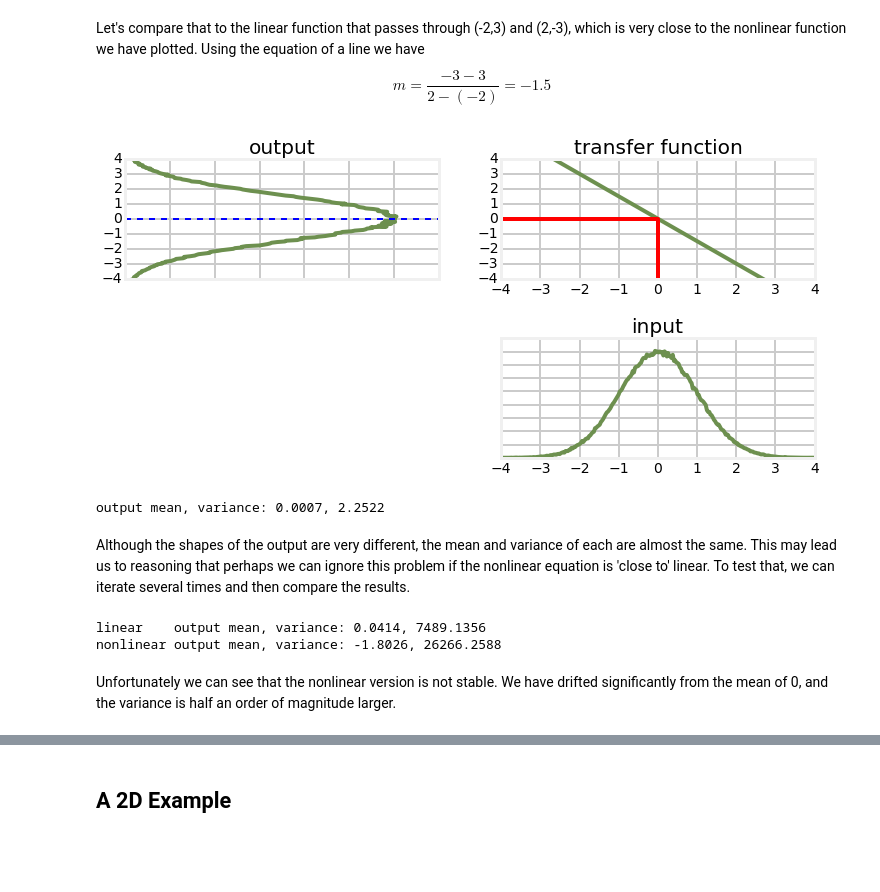
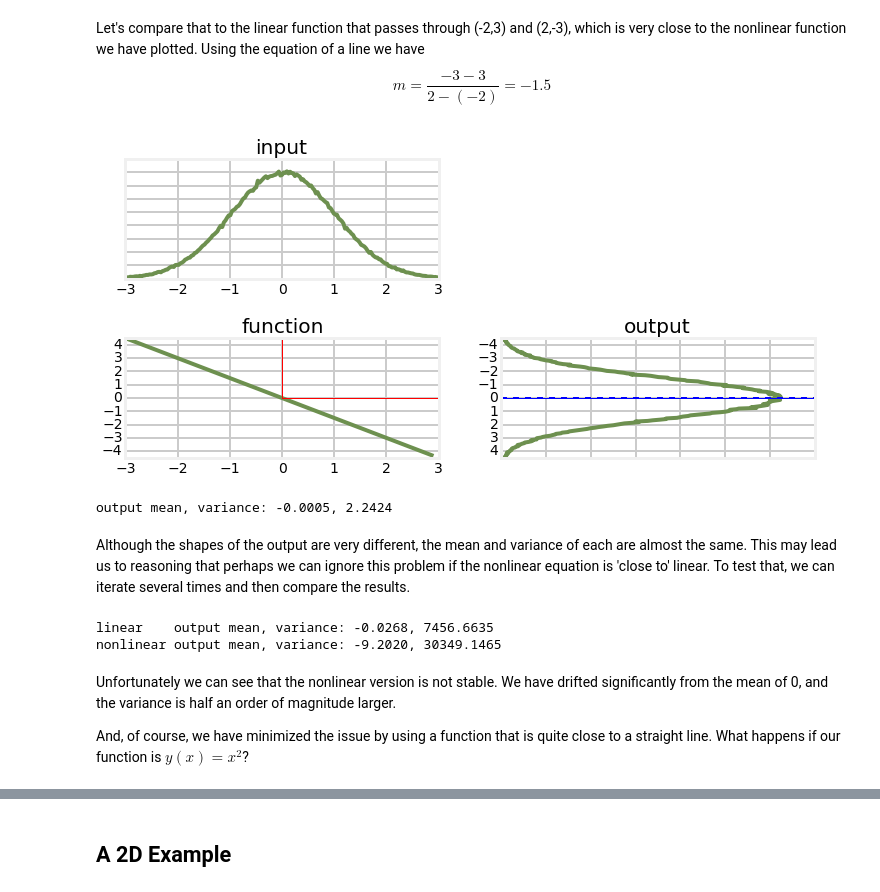
Before and after one commit to rlabbe/Kalman-and-Bayesian-Filters-in-Python, a Jupyter notebook: 09_Nonlinear_Filtering.ipynb, the cells around one changed output, grey strips where cells are left out. Cells and saved outputs as stored; diff of their text form; code cells hidden in the pictures; blank space fills up the shorter version.

```diff
--- a/09_Nonlinear_Filtering.ipynb
+++ b/09_Nonlinear_Filtering.ipynb
@@ -102,10 +104,11 @@ Unfortunately Gaussians are not closed under an arbitrary nonlinear function. Re
 import numpy as np
 from numpy.random import normal
 
-data = normal(loc=0.0, scale=1, size=500000)
+gaussian = (0.0, 1.0)
+data = normal(loc=gaussian[0], scale=gaussian[1], size=500000)
 ys = 2*data + 1
 
-plt.hist(ys,1000)
+plt.hist(ys, 1000)
 plt.show()
 # %% [output]
 [figure]
@@ -163,31 +167,33 @@ output mean, variance: -0.0269, 2.2450
 Let's compare that to the linear function that passes through (-2,3) and (2,-3), which is very close to the nonlinear function we have plotted. Using the equation of a line we have
 $$m=\frac{-3-3}{2-(-2)}=-1.5$$
 # %%
-def h(x):
+def g3(x):
     return -1.5 * x
 
 with book_format.figsize(y=5):
-    plot_transfer_func(data, h, lims=(-4, 4), num_bins=300)
-out = h(data)
+    plot_transfer_func(data, g3, gaussian)
+out = g3(data)
 print ('output mean, variance: %.4f, %.4f'% (np.average(out), np.std(out)**2))
 # %% [output]
-[figure, old version]
+[figure, new version]
-output mean, variance: 0.0007, 2.2522
+output mean, variance: -0.0005, 2.2424
 # %% [markdown]
 Although the shapes of the output are very different, the mean and variance of each are almost the same. This may lead us to reasoning that perhaps we can ignore this problem if the nonlinear equation is 'close to' linear. To test that, we can iterate several times and then compare the results.
 # %%
-out = h(data)
-out2 = g(data)
+out = g3(data)
+out2 = g2(data)
 
 for i in range(10):
-    out = h(out)
-    out2 = g(out2)
+    out = g3(out)
+    out2 = g2(out2)
 print('linear    output mean, variance: %.4f, %.4f' %
       (np.average(out), np.std(out)**2))
 print('nonlinear output mean, variance: %.4f, %.4f' %
       (np.average(out2), np.std(out2)**2))
 # %% [output]
-linear    output mean, variance: 0.0414, 7489.1356
-nonlinear output mean, variance: -1.8026, 26266.2588
+linear    output mean, variance: -0.0268, 7456.6635
+nonlinear output mean, variance: -9.2020, 30349.1465
 # %% [markdown]
 Unfortunately we can see that the nonlinear version is not stable. We have drifted significantly from the mean of 0, and the variance is half an order of magnitude larger.
+
+And, of course, we have minimized the issue by using a function that is quite close to a straight line. What happens if our function is $y(x)=x^2$?
```
Also changed, not shown: parts of 11 cells of this notebook, 9 other files.
